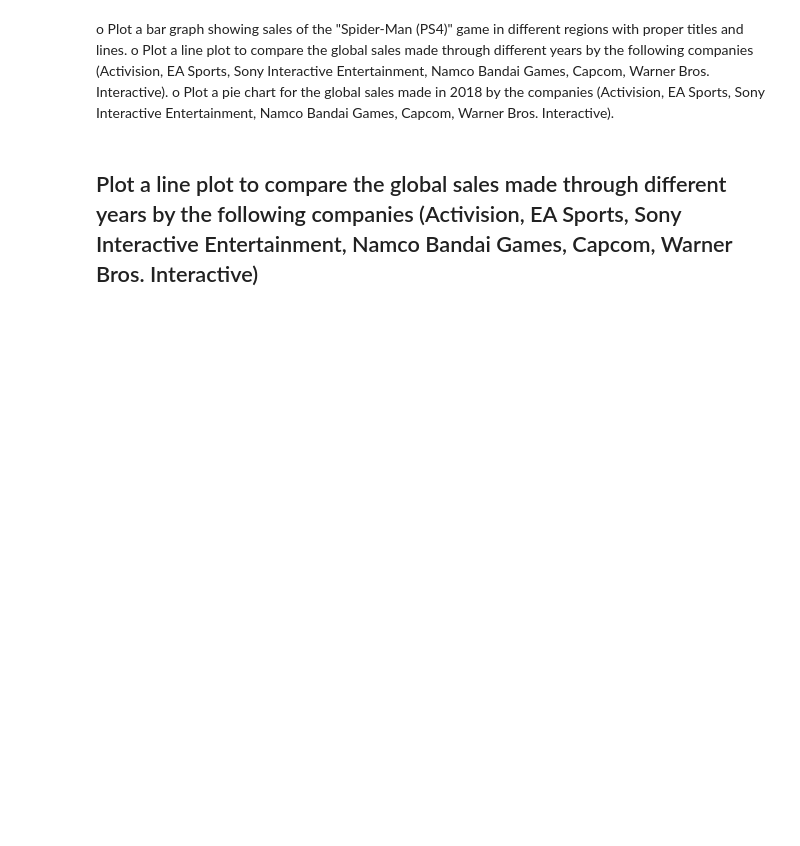
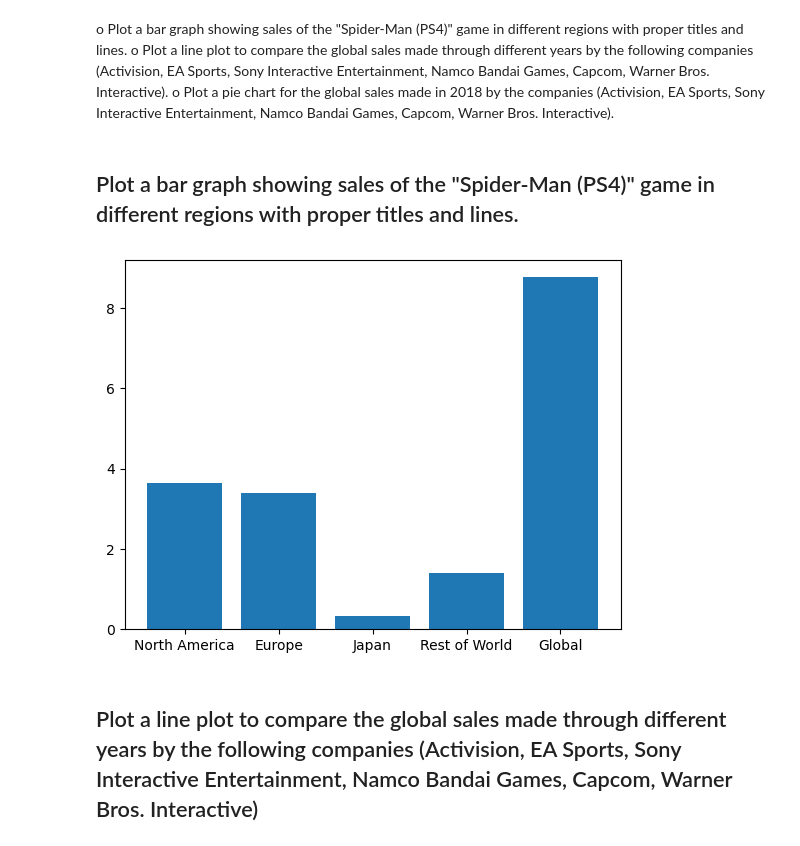
Before and after one commit to Preksha1404/AI-ML-training, a Jupyter notebook: GameSalesAnalysis.ipynb, the cells around one changed output. Drawn from its saved outputs; the diff is of its cells as text; code cells hidden in the pictures; blank space fills up the shorter version.

```diff
--- a/GameSalesAnalysis.ipynb
+++ b/GameSalesAnalysis.ipynb
@@ -233,6 +235,20 @@ o Plot a pie chart for the global sales made in 2018 by the companies (Activisio
 import matplotlib.pyplot as plt
 import seaborn as sns
 %matplotlib inline
+# %% [markdown]
+## Plot a bar graph showing sales of the "Spider-Man (PS4)" game in different regions with proper titles and lines.
+# %%
+game_data = df[df['Game'] == 'Spider-Man (PS4)'].iloc[0]
+
+regions = ['North America', 'Europe', 'Japan', 'Rest of World', 'Global']
+
+region_sales = game_data[regions]
+
+# Create the bar chart
+plt.bar(regions, region_sales)
+plt.show()
+# %% [output]
+[figure, added]
 # %% [markdown]
 ## Plot a line plot to compare the global sales made through different years by the following companies (Activision, EA Sports, Sony Interactive Entertainment, Namco Bandai Games, Capcom, Warner Bros. Interactive)
 # %%
```
Also changed, not shown: parts of 7 cells of this notebook, 1 other file.
